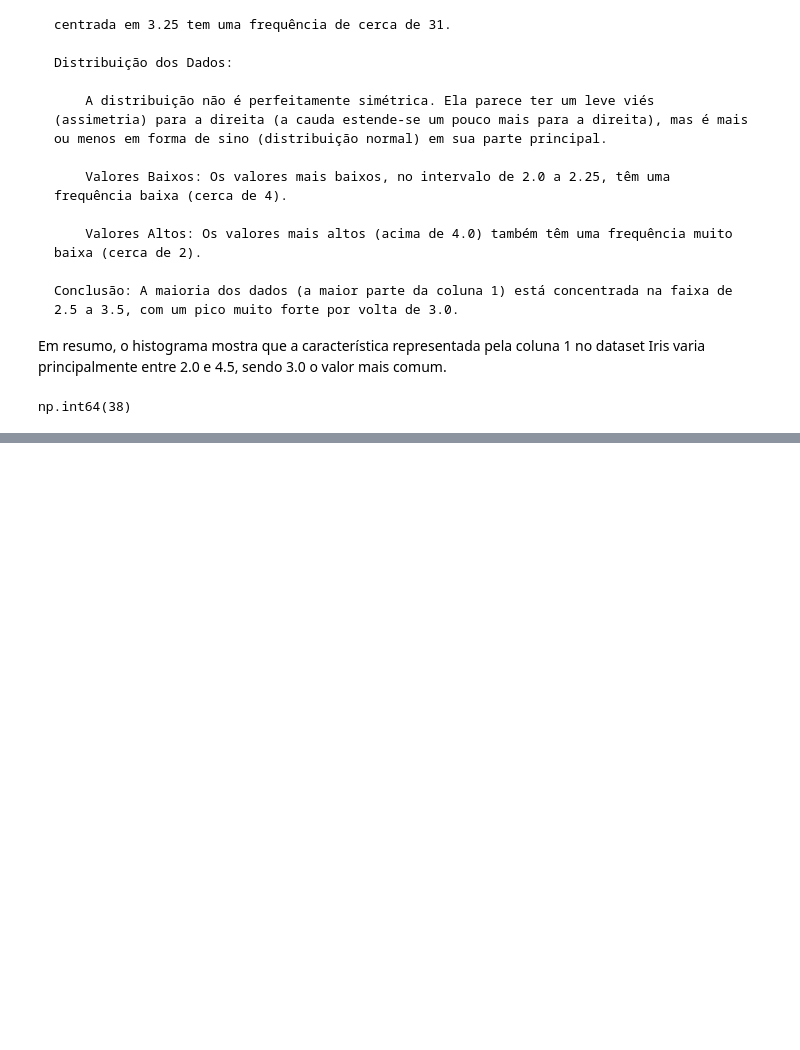
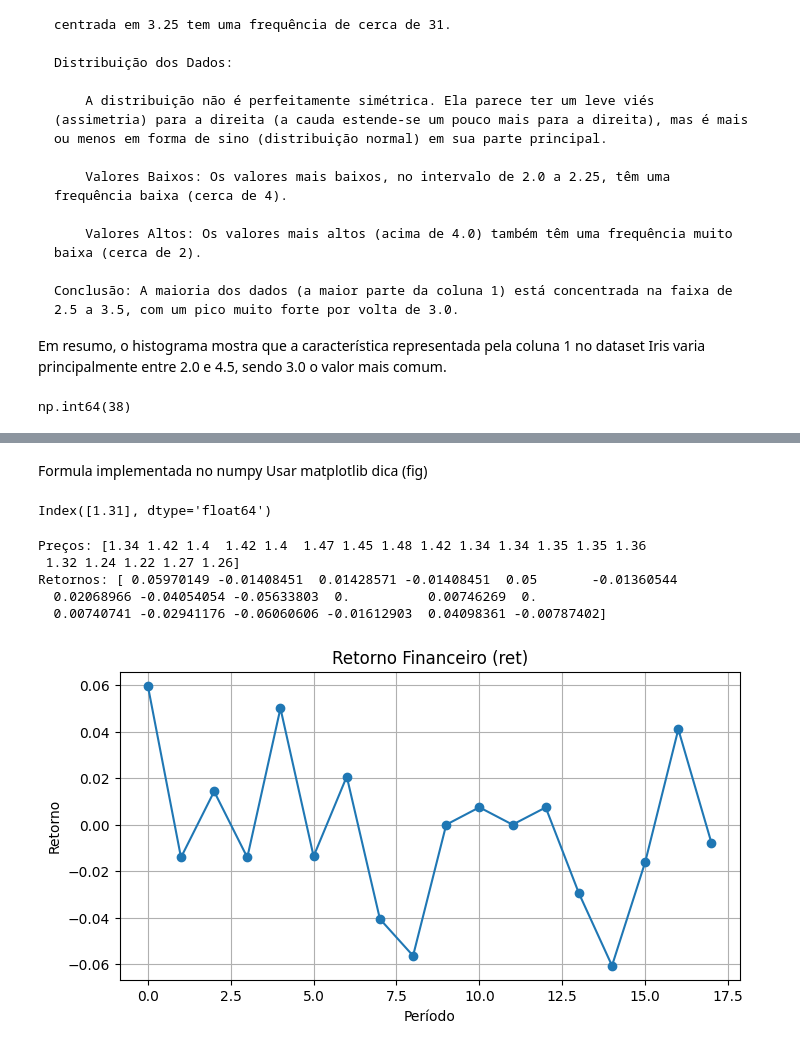
Before and after one commit to lucioamarante/curso_matematica_IA, a Jupyter notebook: aula1.ipynb, the cells around one changed output, grey strips where cells are left out. Cells and saved outputs as stored; diff of their text form; code cells hidden in the pictures; blank space fills up the shorter version.

```diff
--- a/aula1.ipynb
+++ b/aula1.ipynb
@@ -293,0 +326,7 @@ np.int64(38)
+# %%
+try:
+    df = pd.read_excel('datasets/petrobras.xlsx')
+except FileNotFoundError:
+    print("Erro: arquivo nao foi encontrado.")
+except Exception as e:
+    print(f"Ocorreu um erro na leitura: {e}")
@@ -293,0 +372,4 @@ np.int64(38)
+# %% [markdown]
+Formula implementada no numpy
+Usar matplotlib
+dica (fig)
@@ -293,0 +378,30 @@ np.int64(38)
+# %%
+print(df.columns)
+# %% [output]
+Index([1.31], dtype='float64')
+# %%
+import matplotlib.pyplot as plt
+
+# 2 - Selecionar o vetor (array) de preços
+precos = df[1.31].values   # <-- nome numérico da coluna
+print("Preços:", precos)
+
+# 3 - Calcular o retorno financeiro
+ret = (precos[1:] - precos[:-1]) / precos[:-1]
+print("Retornos:", ret)
+
+# 4 - Plotar
+plt.figure(figsize=(8,4))
+plt.plot(ret, marker="o")
+plt.title("Retorno Financeiro (ret)")
+plt.xlabel("Período")
+plt.ylabel("Retorno")
+plt.grid(True)
+plt.show()
+# %% [output]
+Preços: [1.34 1.42 1.4  1.42 1.4  1.47 1.45 1.48 1.42 1.34 1.34 1.35 1.35 1.36
+ 1.32 1.24 1.22 1.27 1.26]
+Retornos: [ 0.05970149 -0.01408451  0.01428571 -0.01408451  0.05       -0.01360544
+  0.02068966 -0.04054054 -0.05633803  0.          0.00746269  0.
+  0.00740741 -0.02941176 -0.06060606 -0.01612903  0.04098361 -0.00787402]
+[figure, added]
```
Also changed, not shown: parts of 21 cells of this notebook, 5 other files.
